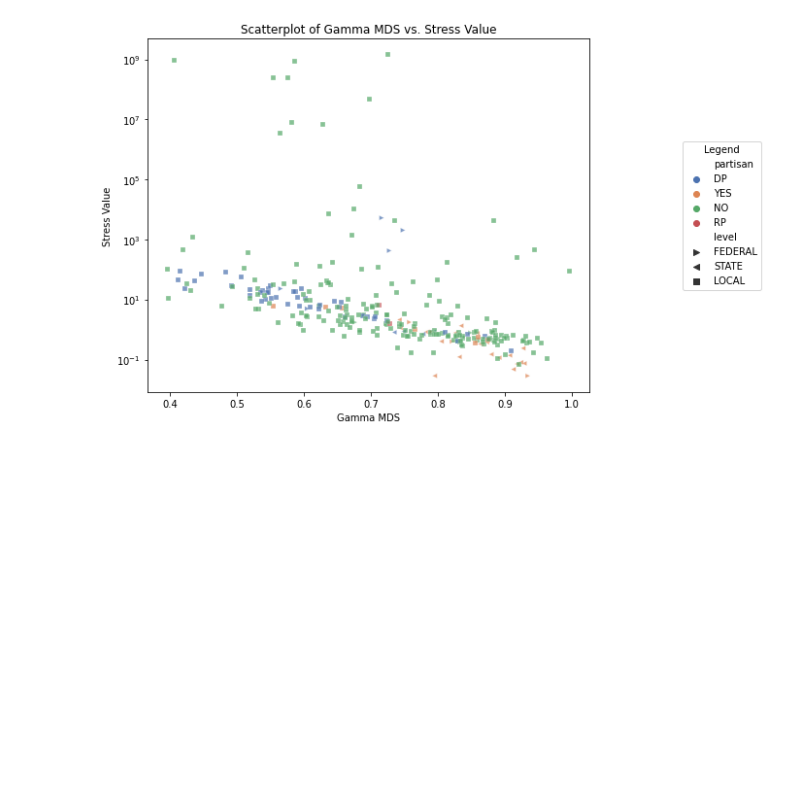
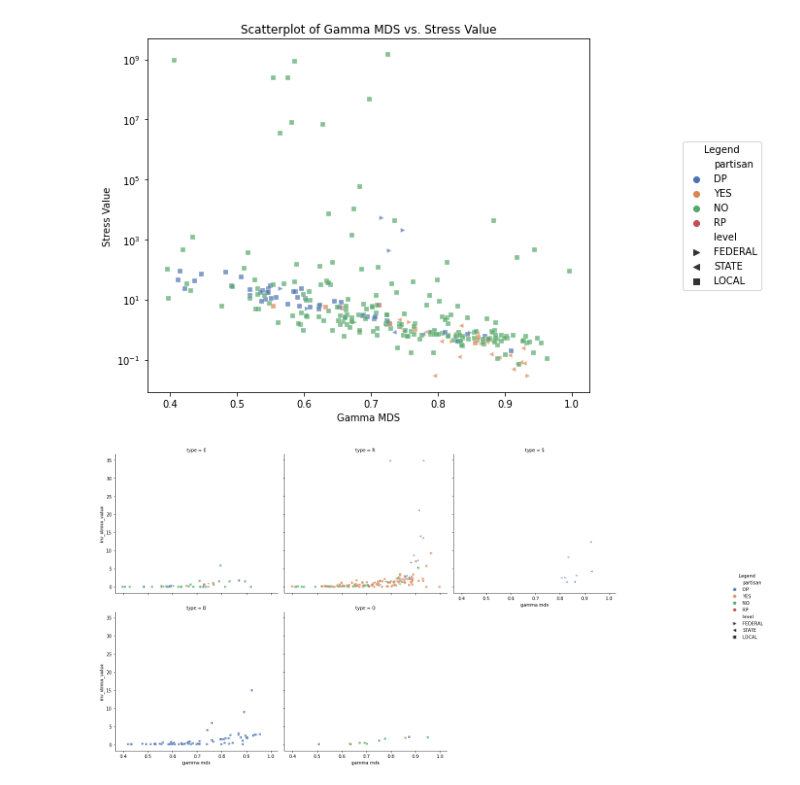
Before and after one commit to ericssimpson/voting-analysis-tools, a Jupyter notebook: rcv_exploration/explore_stress.ipynb, the cells around one changed output. Drawn from its saved outputs; the diff is of its cells as text; code cells hidden in the pictures; blank space fills up the shorter version.

```diff
--- a/rcv_exploration/explore_stress.ipynb
+++ b/rcv_exploration/explore_stress.ipynb
@@ -89,3 +89,46 @@ plt.tight_layout()
 plt.show()
 # %% [output]
 [figure]
+# %%
+import pandas as pd
+import numpy as np
+import matplotlib.pyplot as plt
+import seaborn as sns
+
+# Load the data
+file_path = 'filenames_with_index.csv'
+merged_data = pd.read_csv(file_path)
+
+# Calculate 1/stress_value for the plot
+merged_data['inv_stress_value'] = 1 / merged_data['stress_value']
+
+# Calculate z-scores to identify outliers, if not already calculated
+if 'z_score_gamma_mds' not in merged_data.columns:
+    merged_data['z_score_gamma_mds'] = np.abs((merged_data['gamma mds'] - merged_data['gamma mds'].mean()) / merged_data['gamma mds'].std())
+
+if 'z_score_stress_value' not in merged_data.columns:
+    merged_data['z_score_stress_value'] = np.abs((merged_data['stress_value'] - merged_data['stress_value'].mean()) / merged_data['stress_value'].std())
+
+# Filter outliers based on z-scores and a minimum stress value threshold
+outliers = merged_data[(merged_data['z_score_gamma_mds'] > 2) | (merged_data['z_score_stress_value'] > 2) | (merged_data['stress_value'] < 1e-2)]
+filtered_data = merged_data.drop(outliers.index)
+
+# Define custom marker styles based on the 'level'
+custom_marker_dict = {'FEDERAL': '>', 'STATE': '<', 'LOCAL': 's'}
+
+# Create a new FacetGrid based on 'type'
+g_new = sns.FacetGrid(filtered_data, col='type', col_wrap=3, height=5, aspect=1)
+
+# Map the scatterplot onto the new FacetGrid, differentiating by 'partisan' (color) and 'level' (custom marker style)
+g_new.map_dataframe(sns.scatterplot, x='gamma mds', y='inv_stress_value', hue='partisan', style='level', markers=custom_marker_dict, alpha=.7, palette='deep', s=25)
+
+# Add legend outside the plot at a more convenient location
+g_new.add_legend(title='Legend', bbox_to_anchor=(1.2, 0.5), loc='center left')
+
+# Tight layout
+plt.tight_layout()
+
+# Show the new plot
+plt.show()
+# %% [output]
+[figure, added]
```
Also changed, not shown: parts of 1 cell of this notebook, 3 other files.
